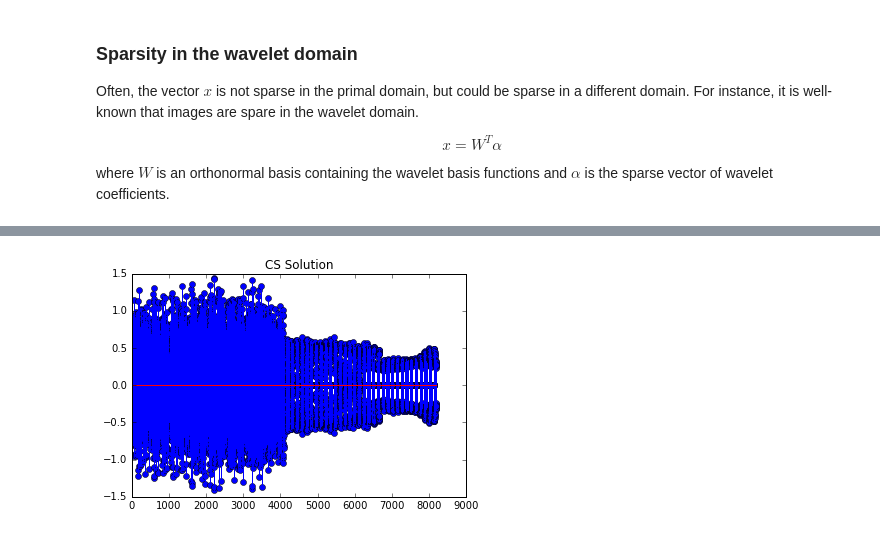
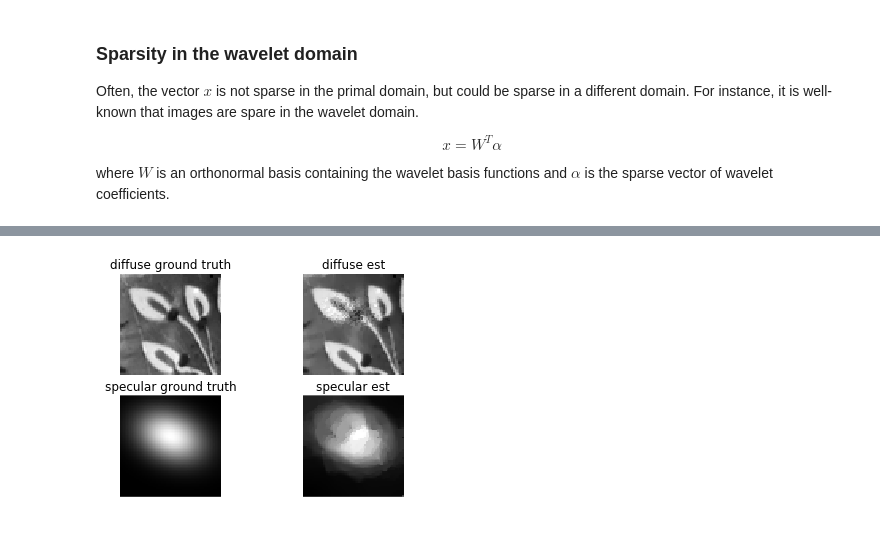
Before and after one commit to LCAV/lippmann-photography, a Jupyter notebook: CS tutorial.ipynb, the cells around one changed output, grey strips where cells are left out. Drawn from its saved outputs; the diff is of its cells as text; code cells hidden in the pictures.

```diff
--- a/CS tutorial.ipynb
+++ b/CS tutorial.ipynb
@@ -332,24 +394,27 @@ print(haar(8))
 # %%
 import scipy as sp
+import pywt
 
-K  = 4
+K  = 6
 N  = 64
 N2 = N**2
 phi = 0.0
 
 #generate a Haar matrix
 W = haar(N2)
+W, W_inv = compute_2D_wavelet_matrix(N, db_number=8)
 
 #define the sampling matrix
-A = sampling_matrix(N, K)
+#A = sampling_matrix(N, K)
+A = random_sampling_matrix(N, K)
 #B = np.dot(A, np.tile(W, [K ,1]))
 B = np.dot(A, np.kron(np.eye(K), W))
 
 #compute y = A*x
-images, diffuse, spec = generate_images('images/original_64_64.png', N, K, phi)
+images, diffuse, spec = generate_images('images/original_'+ str(N) + '_' + str(N) + '_crop.png', N, K, phi)
 x       = images.flatten()
-alpha_d = np.dot(W.T, diffuse.flatten())
-alpha_s = np.dot(W.T, spec.flatten())
+alpha_d = W @ diffuse.flatten()
+alpha_s = W @ spec.flatten()
 
 #make sure we are sparse in the wavelet domain
 #alpha_d = np.zeros(N2)
@@ -365,45 +430,41 @@ alpha_s = np.dot(W.T, spec.flatten())
 
 #images, diffuse, spec = generate_images_from_alpha(N, K, phi, alpha_d, alpha_s, W)
 
-alpha = np.hstack([alpha_d, alpha_s])
+im = np.hstack([diffuse.flatten(), spec.flatten()])
 
 #measurements
 y = np.dot(A, x)
 
 #model matrix
-C = compute_C(N, K, phi)
-S = np.dot(B, C)
+C = compute_C(N, K, 0)
+S = A @ C
 
 #add noise (comment it if you want the noiseless case)
 #sigma = 0.1
 #y += sigma*np.random.random(len(y))
 
 # gamma must be positive
-gamma = 0.1
+gamma = 0.02
 
 # Construct the problem
-alpha_hat = Variable(2*N2)
-error = sum_squares(S*alpha_hat - y)
-obj = Minimize(error + gamma*norm(alpha_hat, 1))
-obj = Minimize(error)
-prob = Problem(obj)
+diffuse_hat = Variable(N,N)
+spec_hat    = Variable(N,N)
+
+error = sum_squares(S @ vstack( vec(diffuse_hat), vec(spec_hat) ) - y)
+obj = Minimize(error + gamma*( tv(diffuse_hat) + tv(spec_hat) ))
+#obj = Minimize(error + gamma*( tv(diffuse_hat) + norm(vec(spec_hat),1) ))
+constraints = [(spec_hat) >= 0, (diffuse_hat) >= 0, vec(diffuse_hat) <= y]  #non-negativity
+prob = Problem(obj, constraints)
 
 prob.solve(solver=SCS)
 
-#plot solution
-plt.figure()
-plt.stem(alpha_hat.value)
-plt.title('CS Solution')
-plt.show()
+diffuse_hat = diffuse_hat.value.T
+spec_hat = spec_hat.value.T
 
-#plot ground truth
-plt.figure()
-plt.stem(alpha)
-plt.title('Ground truth')
-plt.show()
+im_hat = np.hstack([diffuse_hat.flatten(), spec_hat.flatten()]).T
 
-diffuse_hat = np.reshape(np.dot(W, alpha_hat.value[:N2]), [N, N])
-spec_hat = np.reshape(np.dot(W, alpha_hat.value[N2:]), [N, N])
+x_hat = C @ im_hat
+y_hat = S @ im_hat
 
 #plot all the images
 f, ((ax1, ax2), (ax3, ax4)) = plt.subplots(2, 2)
@@ -412,7 +473,7 @@ ax1.imshow(diffuse, cmap='gray', interpolation='none')
 ax1.axis('off')
 ax1.set_title('diffuse ground truth')
 
-ax2.imshow(diffuse, cmap='gray', interpolation='none')
+ax2.imshow(diffuse_hat, cmap='gray', interpolation='none')
 #ax2.imshow(y.reshape([K,N,N])[1,:,:], cmap='gray', interpolation='none')
 ax2.axis('off');
 ax2.set_title('diffuse est')
@@ -424,4 +485,31 @@ ax3.set_title('specular ground truth')
 ax4.imshow(spec_hat, cmap='gray', interpolation='none')
 ax4.axis('off');
 ax4.set_title('specular est')
+
+f, (ax5, ax6) = plt.subplots(1, 2)
+ax5.imshow(x.reshape([K*N, N]), cmap='gray', interpolation='none', vmax=1)
+ax5.axis('off')
+ax5.set_title('All images ground truth')
+
+ax6.imshow(x_hat.reshape([K*N, N]), cmap='gray', interpolation='none', vmax=1)
+ax6.axis('off')
+ax6.set_title('Estimation')
+
+f, (ax7, ax8) = plt.subplots(1, 2)
+ax7.imshow(diffuse + spec, cmap='gray', interpolation='none', vmax=1)
+ax7.axis('off')
+ax7.set_title('Diffuse + spec ground truth')
+
+ax8.imshow(diffuse_hat + spec_hat, cmap='gray', interpolation='none', vmax=1)
+ax8.axis('off')
+ax8.set_title('Estimation')
+
+f, (ax9, ax10) = plt.subplots(1, 2)
+ax9.imshow(y.reshape([N,N]), cmap='gray', interpolation='none', vmax=1)
+ax9.axis('off')
+ax9.set_title('Observation')
+
+ax10.imshow(y_hat.reshape([N,N]), cmap='gray', interpolation='none', vmax=1)
+ax10.axis('off')
+ax10.set_title('Estimation')
 # %% [output]
@@ -428 +517 @@ ax4.set_title('specular est')
-[figure, old version]
+[figure, new version]
```
Also changed, not shown: parts of 14 cells of this notebook, 1 other file.
